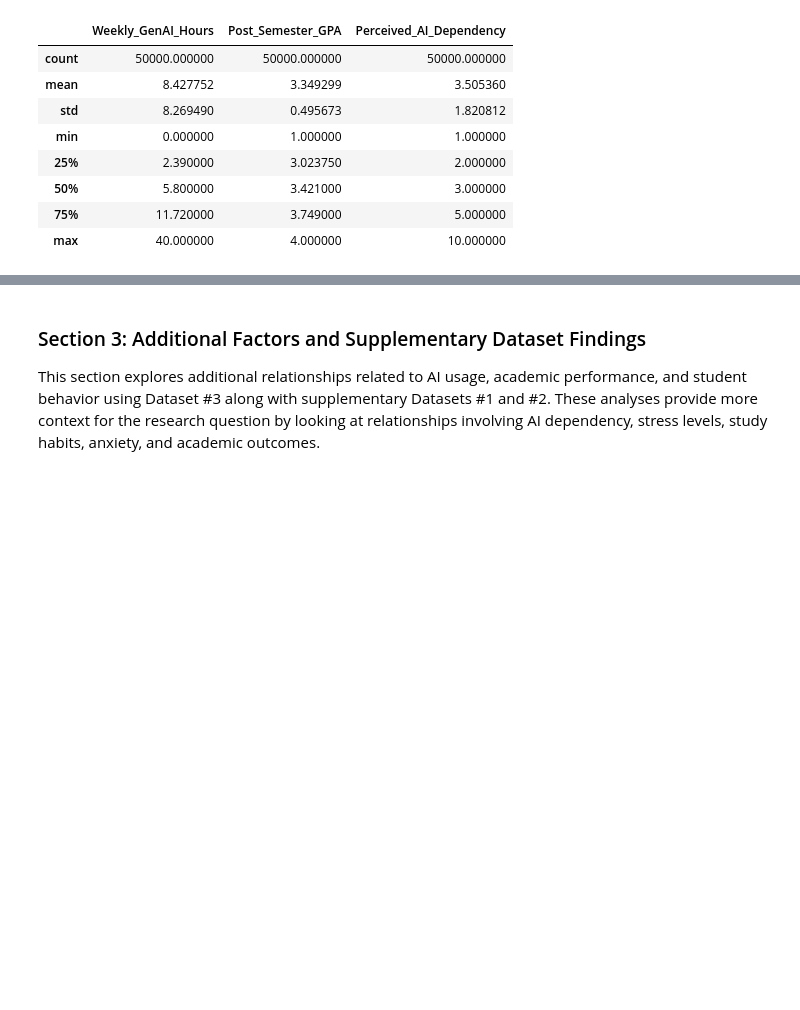
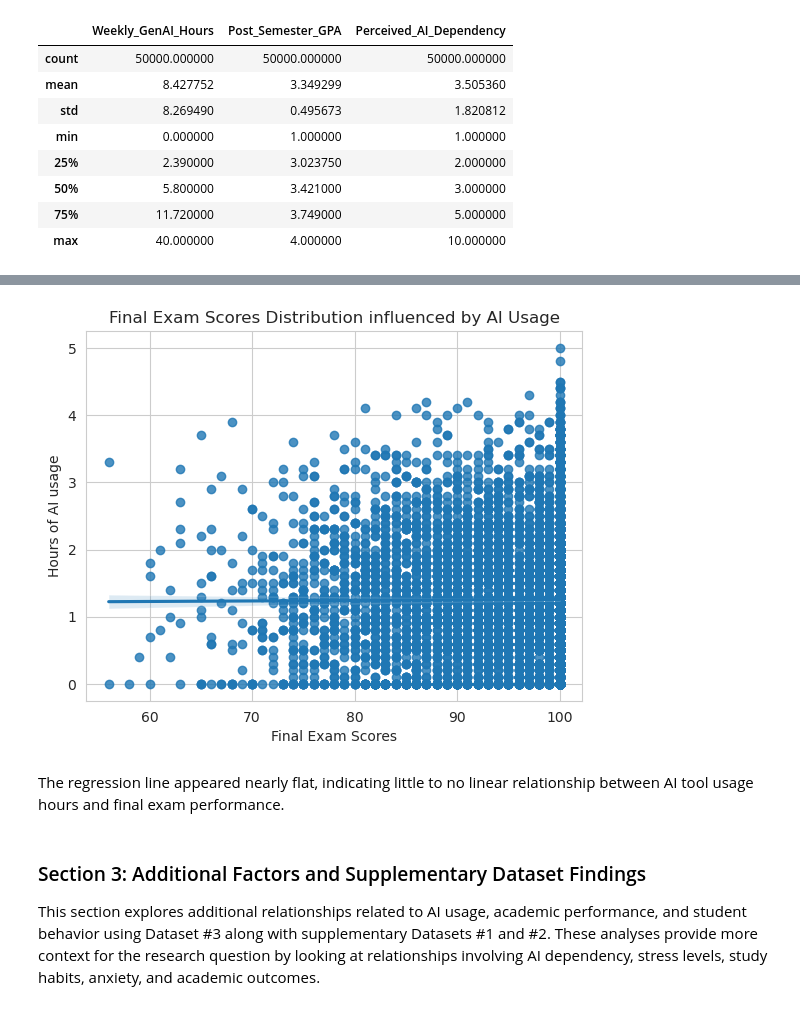
Before and after one commit to COGS108/Group-SP26-087, a Jupyter notebook: 02-EDACheckpoint.ipynb, the cells around one changed output, grey strips where cells are left out. Drawn from its saved outputs; the diff is of its cells as text; code cells hidden in the pictures; blank space fills up the shorter version.

```diff
--- a/02-EDACheckpoint.ipynb
+++ b/02-EDACheckpoint.ipynb
@@ -506,3 +608,16 @@ Some more words and stuff.  Remember notebooks work best if you interleave the c
+# %%
+# Regression Plot between AI usage and final exam scores
+sns.regplot(y='AI_tool_usage_hours', x='final_exam_score', data=df2)
+
+plt.title('Final Exam Scores Distribution influenced by AI Usage')
+plt.ylabel('Hours of AI usage')
+plt.xlabel('Final Exam Scores')
+
+plt.show()
+# %% [output]
+[figure, added]
+# %% [markdown]
+The regression line appeared nearly flat, indicating little to no linear relationship between AI tool usage hours and final exam performance.
 # %% [markdown]
 ### Section 3: Additional Factors and Supplementary Dataset Findings
 This section explores additional relationships related to AI usage, academic performance, and student behavior using Dataset #3 along with supplementary Datasets #1 and #2. These analyses provide more context for the research question by looking at relationships involving AI dependency, stress levels, study habits, anxiety, and academic outcomes.
```
Also changed, not shown: parts of 14 cells of this notebook.
